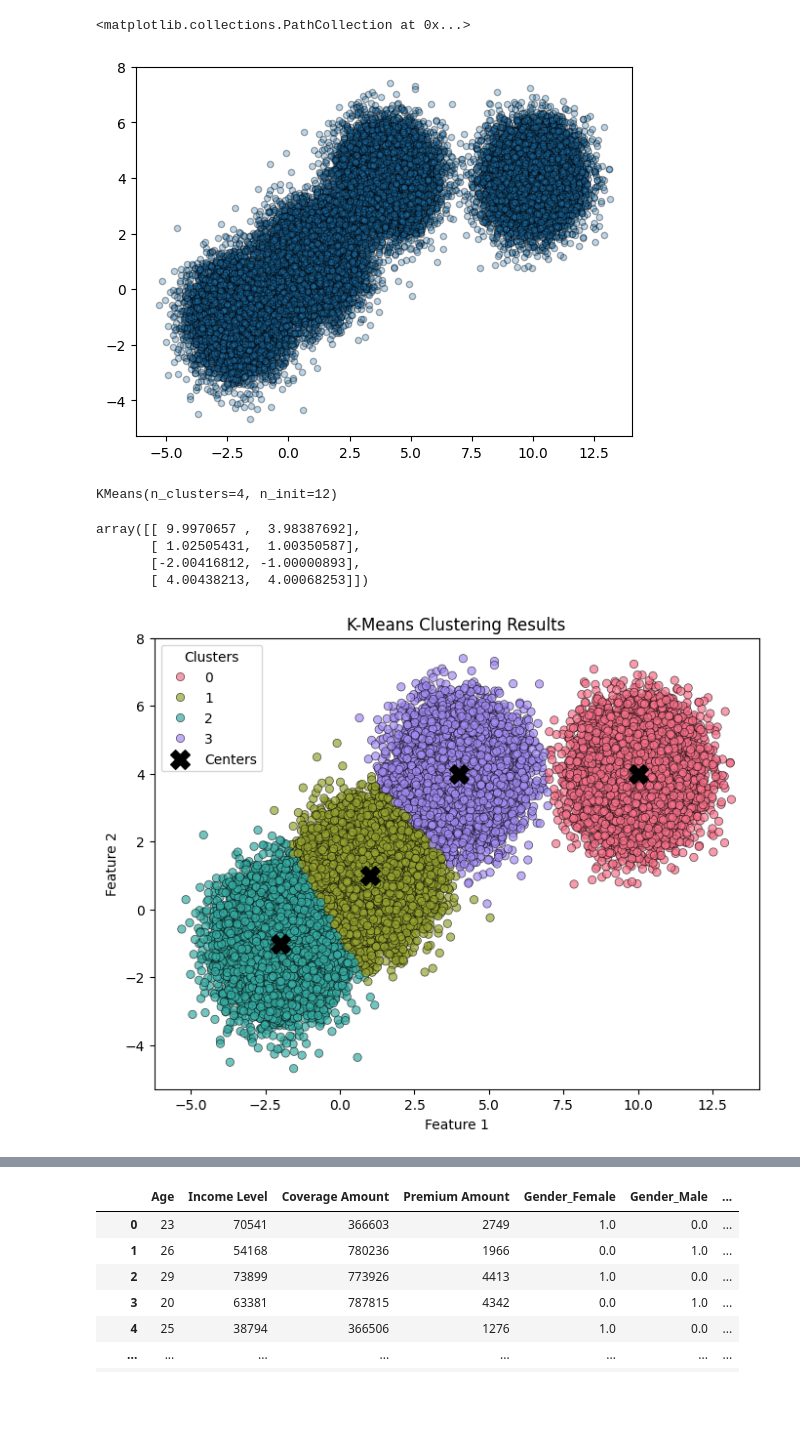
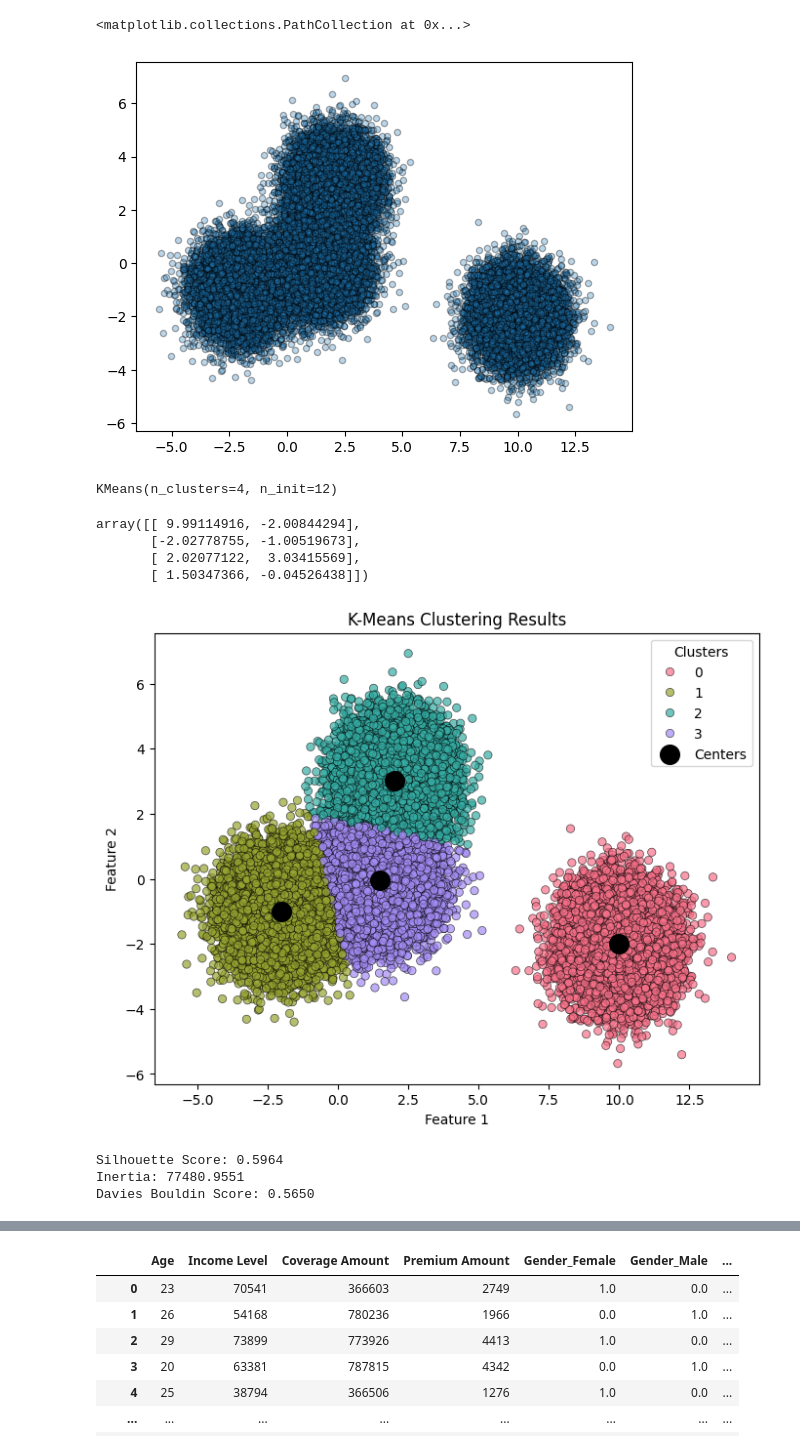
Before and after one commit to su-0522/MachineLearning, a Jupyter notebook: Chapter3/K-means.ipynb, the cells around one changed output, grey strips where cells are left out. Drawn from its saved outputs; the diff is of its cells as text; code cells hidden in the pictures; blank space fills up the shorter version.

```diff
--- a/Chapter3/K-means.ipynb
+++ b/Chapter3/K-means.ipynb
@@ -9,12 +9,12 @@ from sklearn.datasets import make_blobs
 from sklearn.preprocessing import StandardScaler
 import plotly.express as px
 # %%
-X, y = make_blobs(n_samples=50000, centers=[[4, 4], [-2, -1], [1, 1], [10, 4]], cluster_std=0.9)
+X, y = make_blobs(n_samples=50000, centers=[[2, 3], [-2, -1], [1.5, 0], [10, -2]], cluster_std=0.9)
 # %%
 plt.scatter(X[:,0], X[:,1], marker='.', alpha=0.3, ec='k', s=80)
 # %% [output]
 <matplotlib.collections.PathCollection at 0x...>
-[figure, old version]
+[figure, new version]
 # %%
 k_means = KMeans(init="k-means++", n_clusters=4, n_init=12)
 k_means.fit(X)
@@ -24,28 +24,41 @@ KMeans(n_clusters=4, n_init=12)
 k_means_cluster_centers = k_means.cluster_centers_
 k_means_cluster_centers
 # %% [output]
-array([[ 9.9970657 ,  3.98387692],
-       [ 1.02505431,  1.00350587],
-       [-2.00416812, -1.00000893],
-       [ 4.00438213,  4.00068253]])
+array([[ 9.99114916, -2.00844294],
+       [-2.02778755, -1.00519673],
+       [ 2.02077122,  3.03415569],
+       [ 1.50347366, -0.04526438]])
 # %%
 k_means_labels = k_means.labels_
 # %%
 n_clusters = len(np.unique(k_means_labels))  # Number of clusters
 
 # Define a color palette with enough distinct colors
 palette = sns.color_palette("husl", n_clusters)
 
 plt.figure(figsize=(8, 6))
 sns.scatterplot(x=X[:, 0], y=X[:, 1], hue=k_means_labels, palette=palette, alpha=0.7, edgecolor='k')
 
 # Plot cluster centers with a unique color (red)
-plt.scatter(k_means_cluster_centers[:, 0], k_means_cluster_centers[:, 1], c='black', marker='X', s=200, label='Centers')
+plt.scatter(k_means_cluster_centers[:, 0], k_means_cluster_centers[:, 1], c='black', marker='o', s=200, label='Centers')
 
 plt.legend(title="Clusters")
 plt.title("K-Means Clustering Results")
 plt.xlabel("Feature 1")
 plt.ylabel("Feature 2")
 plt.show()
 # %% [output]
-[figure, old version]
+[figure, new version]
+# %%
+from sklearn.metrics import silhouette_score, silhouette_samples, davies_bouldin_score
+
+silhouette_avg = silhouette_score(X, k_means_labels)
+print(f"Silhouette Score: {silhouette_avg:.4f}")
+interia = k_means.inertia_
+print(f"Inertia: {interia:.4f}")
+db_score = davies_bouldin_score(X, k_means_labels)
+print(f"Davies Bouldin Score: {db_score:.4f}")
+# %% [output]
+Silhouette Score: 0.5964
+Inertia: 77480.9551
+Davies Bouldin Score: 0.5650
```
Also changed, not shown: parts of 4 cells of this notebook, 4 other files.
